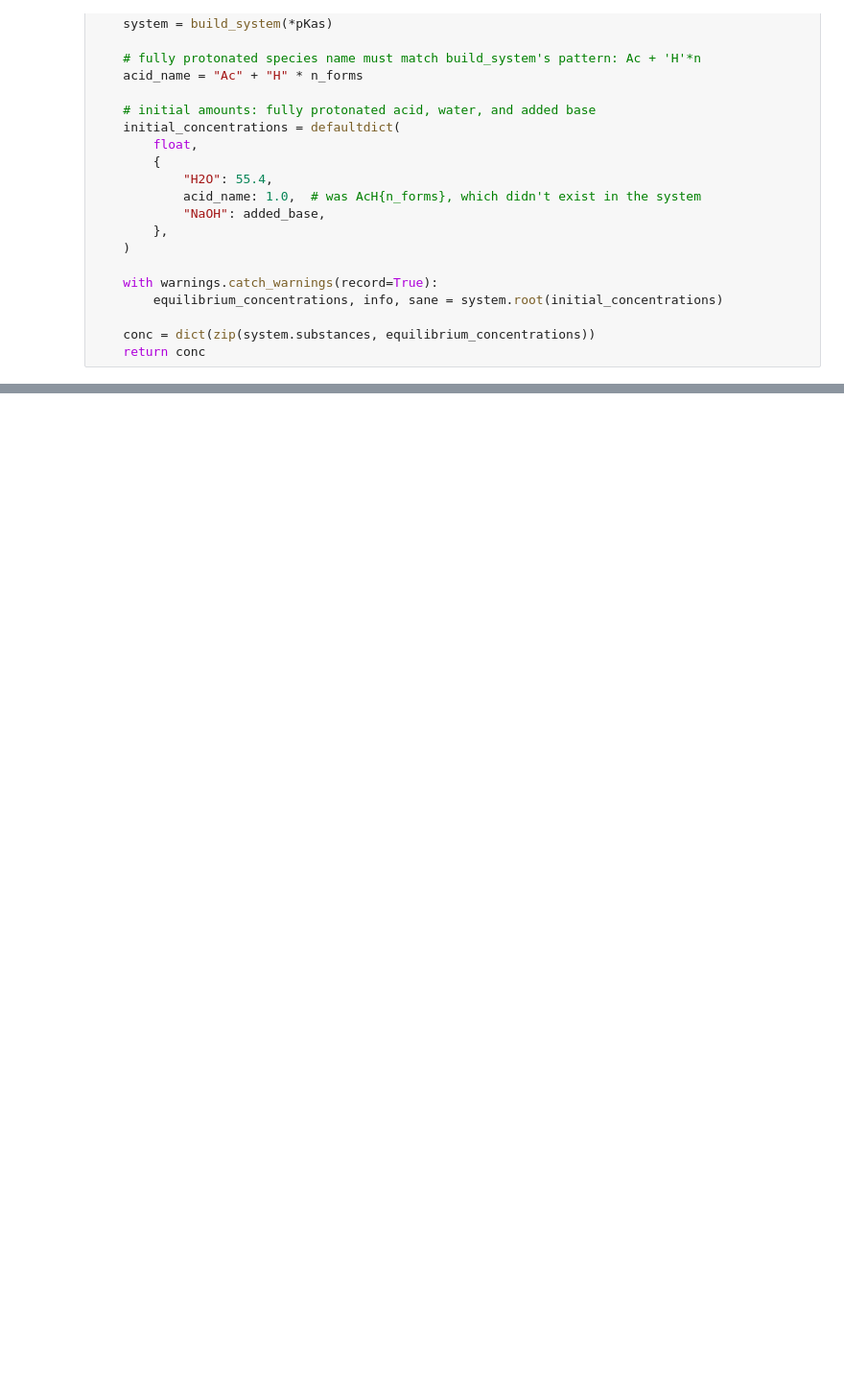
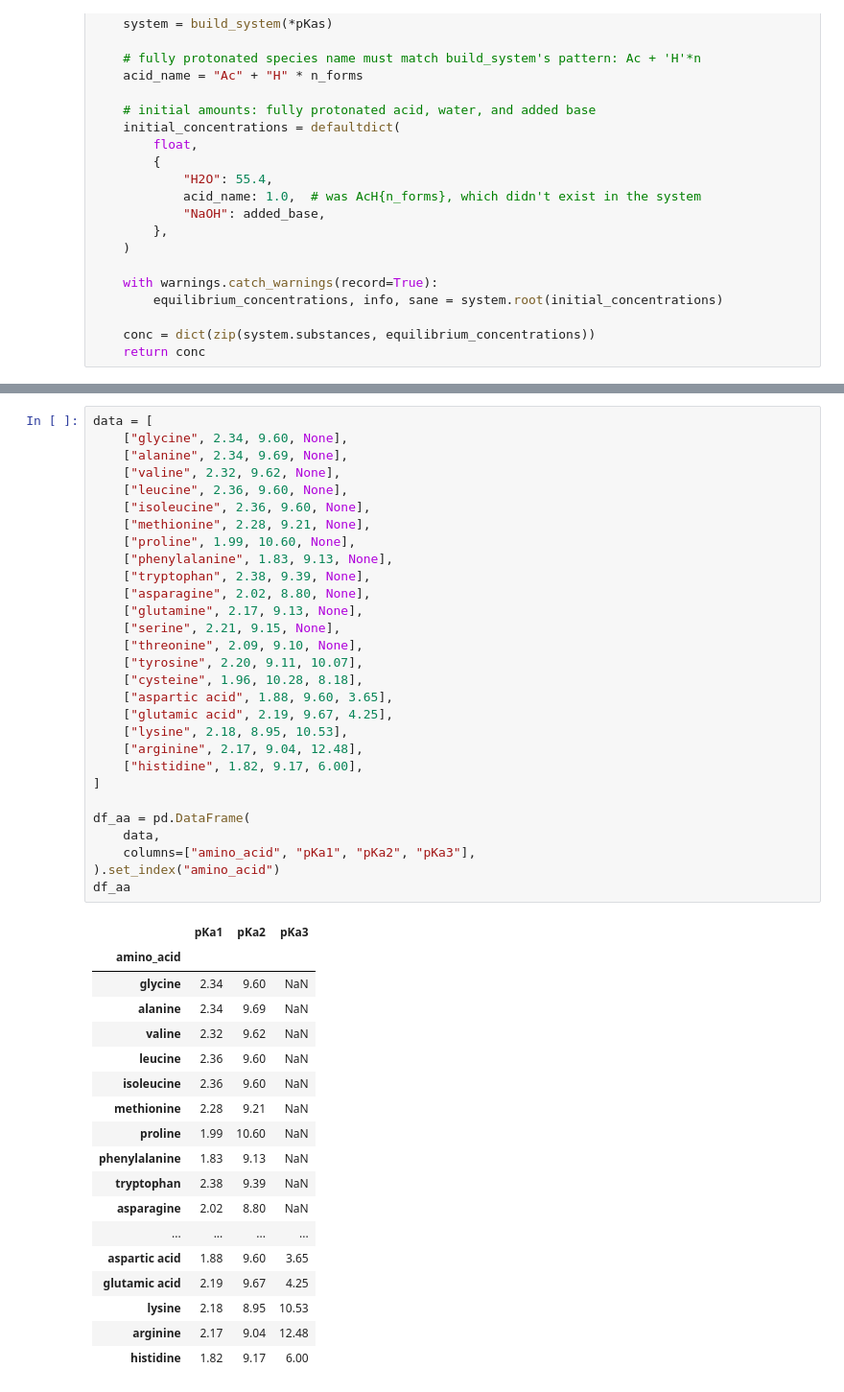
Before and after one commit to vsheg/website, a Jupyter notebook: posts/2023-01-18-buffer-python/titration.ipynb, the cells around one changed output, grey strips where cells are left out. Shown at 96% size. Saved outputs shown, nothing was run; the diff lists cells and outputs as text; blank space fills up the shorter version.

```diff
--- a/posts/2023-01-18-buffer-python/titration.ipynb
+++ b/posts/2023-01-18-buffer-python/titration.ipynb
@@ -145,0 +172,48 @@ plot(1.0, 5.0, 9.0)
+# %%
+data = [
+    ["glycine", 2.34, 9.60, None],
+    ["alanine", 2.34, 9.69, None],
+    ["valine", 2.32, 9.62, None],
+    ["leucine", 2.36, 9.60, None],
+    ["isoleucine", 2.36, 9.60, None],
+    ["methionine", 2.28, 9.21, None],
+    ["proline", 1.99, 10.60, None],
+    ["phenylalanine", 1.83, 9.13, None],
+    ["tryptophan", 2.38, 9.39, None],
+    ["asparagine", 2.02, 8.80, None],
+    ["glutamine", 2.17, 9.13, None],
+    ["serine", 2.21, 9.15, None],
+    ["threonine", 2.09, 9.10, None],
+    ["tyrosine", 2.20, 9.11, 10.07],
+    ["cysteine", 1.96, 10.28, 8.18],
+    ["aspartic acid", 1.88, 9.60, 3.65],
+    ["glutamic acid", 2.19, 9.67, 4.25],
+    ["lysine", 2.18, 8.95, 10.53],
+    ["arginine", 2.17, 9.04, 12.48],
+    ["histidine", 1.82, 9.17, 6.00],
+]
+
+df_aa = pd.DataFrame(
+    data,
+    columns=["amino_acid", "pKa1", "pKa2", "pKa3"],
+).set_index("amino_acid")
+df_aa
+# %% [output]
+|  | pKa1 | pKa2 | pKa3 |
+| amino_acid |  |  |  |
+| glycine | 2.34 | 9.60 | NaN |
+| alanine | 2.34 | 9.69 | NaN |
+| valine | 2.32 | 9.62 | NaN |
+| leucine | 2.36 | 9.60 | NaN |
+| isoleucine | 2.36 | 9.60 | NaN |
+| methionine | 2.28 | 9.21 | NaN |
+| proline | 1.99 | 10.60 | NaN |
+| phenylalanine | 1.83 | 9.13 | NaN |
+| tryptophan | 2.38 | 9.39 | NaN |
+| asparagine | 2.02 | 8.80 | NaN |
+| ... | ... | ... | ... |
+| aspartic acid | 1.88 | 9.60 | 3.65 |
+| glutamic acid | 2.19 | 9.67 | 4.25 |
+| lysine | 2.18 | 8.95 | 10.53 |
+| arginine | 2.17 | 9.04 | 12.48 |
+| histidine | 1.82 | 9.17 | 6.00 |
```
Also changed, not shown: parts of 20 cells of this notebook.
